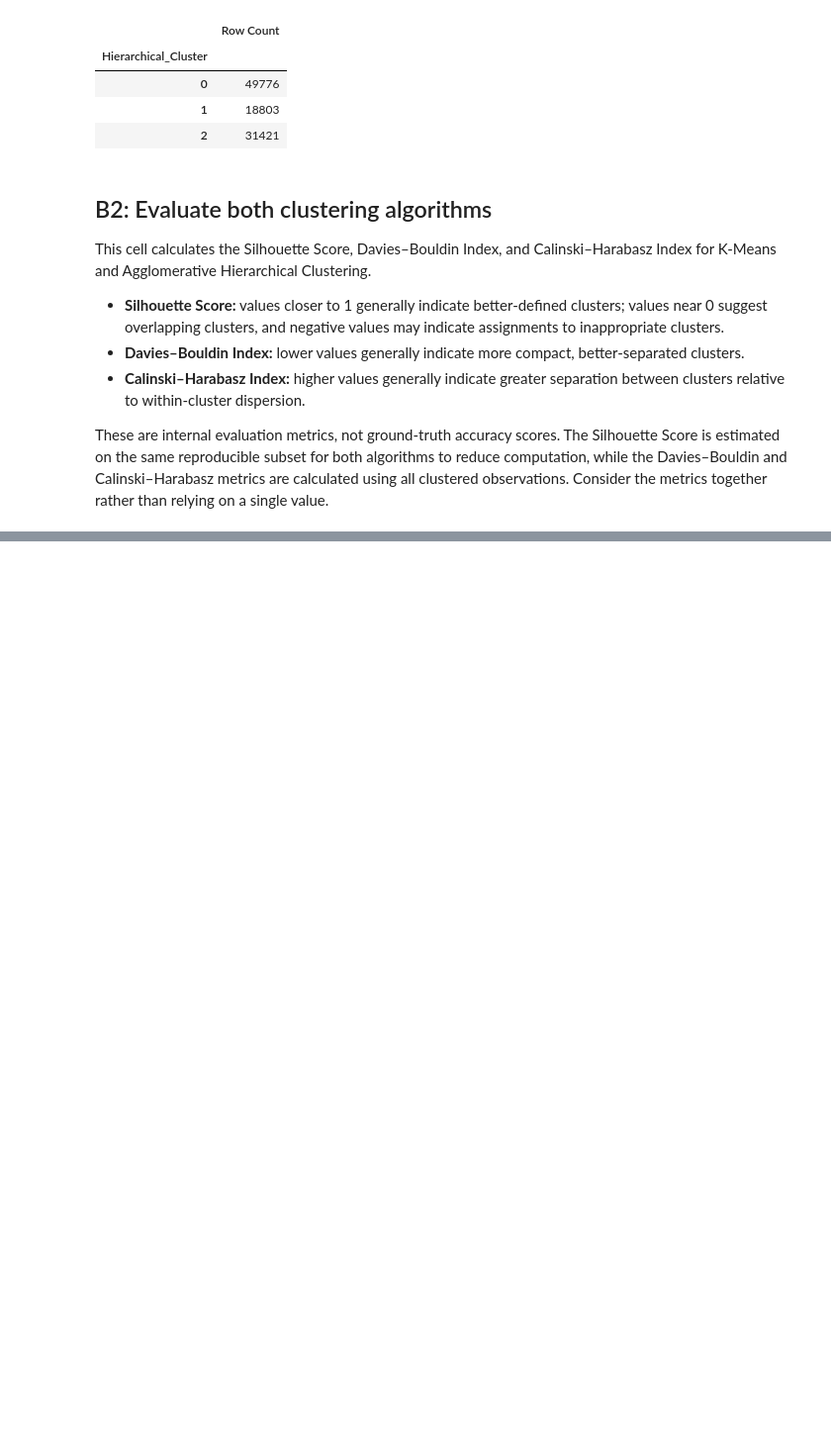
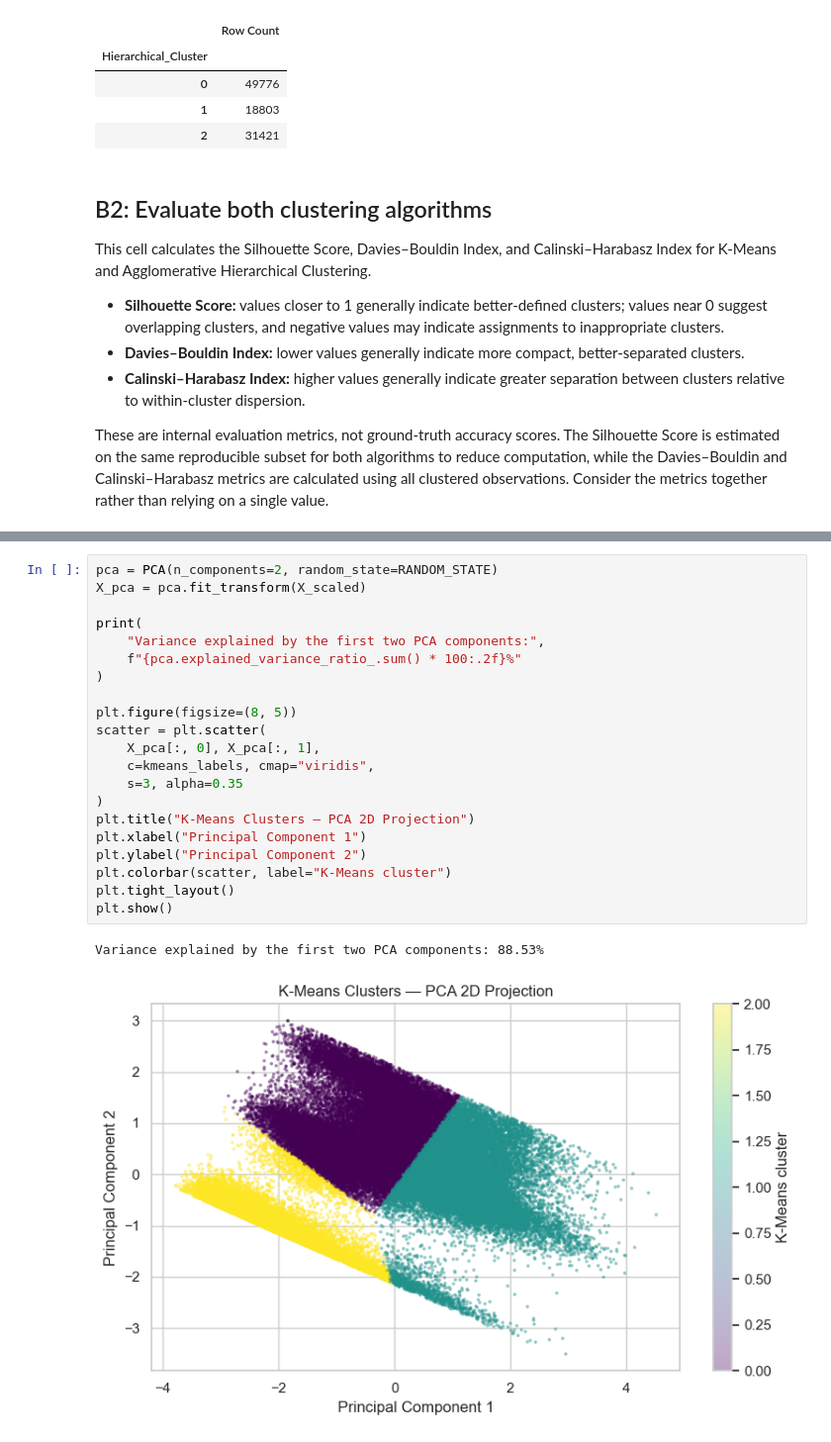
Before and after one commit to Roots26Hz/ChargeIQ, a Jupyter notebook: notebooks/clustering.ipynb, the cells around one changed output, grey strips where cells are left out. Shown at 99% size. Drawn from its saved outputs; the diff is of its cells as text; blank space fills up the shorter version.

Commit message:
visualization

```diff
--- a/notebooks/clustering.ipynb
+++ b/notebooks/clustering.ipynb
@@ -424,0 +431,24 @@ display(clustering_results_df.round(4))
+# %%
+pca = PCA(n_components=2, random_state=RANDOM_STATE)
+X_pca = pca.fit_transform(X_scaled)
+
+print(
+    "Variance explained by the first two PCA components:",
+    f"{pca.explained_variance_ratio_.sum() * 100:.2f}%"
+)
+
+plt.figure(figsize=(8, 5))
+scatter = plt.scatter(
+    X_pca[:, 0], X_pca[:, 1],
+    c=kmeans_labels, cmap="viridis",
+    s=3, alpha=0.35
+)
+plt.title("K-Means Clusters — PCA 2D Projection")
+plt.xlabel("Principal Component 1")
+plt.ylabel("Principal Component 2")
+plt.colorbar(scatter, label="K-Means cluster")
+plt.tight_layout()
+plt.show()
+# %% [output]
+Variance explained by the first two PCA components: 88.53%
+[figure, added]
```
Also changed, not shown: parts of 5 cells of this notebook.
